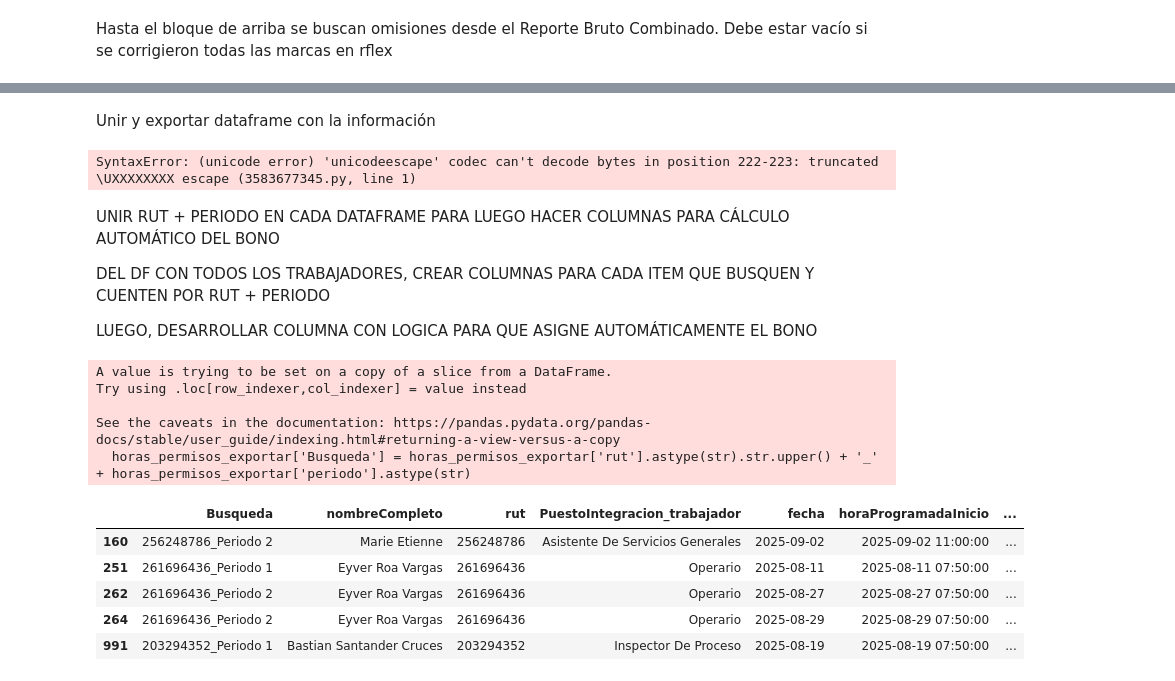
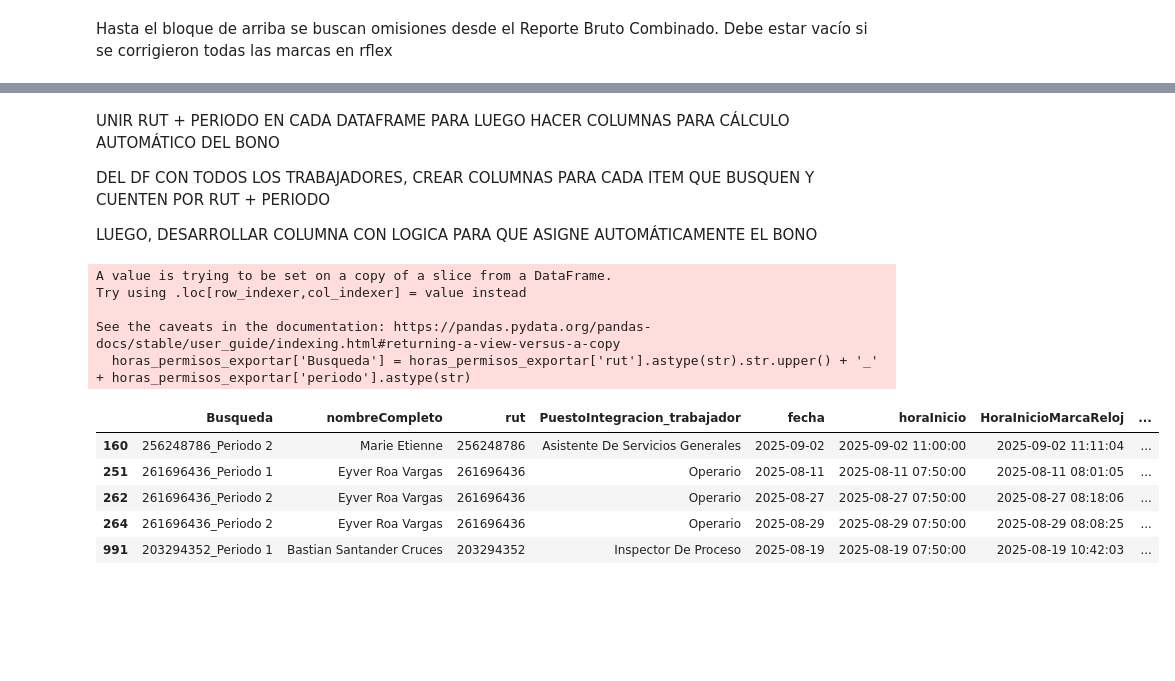
Before and after one commit to bgacitua/contenedor_cramer, a Jupyter notebook: Scripts de Python/Script Bono Asistencia/script_bono_asistencia_v3_final.ipynb, the cells around one changed output, grey strips where cells are left out. Cells and saved outputs as stored; diff of their text form; code cells hidden in the pictures; blank space fills up the shorter version.

```diff
--- a/Scripts de Python/Script Bono Asistencia/script_bono_asistencia_v3_final.ipynb
+++ b/Scripts de Python/Script Bono Asistencia/script_bono_asistencia_v3_final.ipynb
@@ -576,9 +606,11 @@ Hasta el bloque de arriba se buscan omisiones desde el Reporte Bruto Combinado.
 #Procesar atrasos desde reporte bruto combinado de rflex
 import pandas as pd
 columnas_necesarias = ['nombreTipoAusencia' ,'fecha', 'horaInicio', 'horaProgramadaInicio', 'HoraInicioMarcaReloj', 'horaTermino', 'horaProgramadaTermino', 'HoraTerminoMarcaReloj', 'rut', 'nombre', 'apellidoPaterno', 'apellidoMaterno', 'Centrocosto_trabajador', 'PuestoIntegracion_trabajador', 'nombreMotivoPago']
-df_atrasos_calculo = pd.read_excel(r"C:\Users\bgacitua\Desktop\Repositorio_GitHub\Scripts de Python\Script Bono Asistencia\Archivos de trabajo\2025-09-10 16_49_37-957343165-reporte_turnos_bruto_combinado.xlsx")
+df_atrasos_calculo = pd.read_excel(r"C:\Users\bgacitua\Desktop\Repositorio_GitHub\Scripts de Python\Script Bono Asistencia\Archivos de trabajo\2025-09-11 12_03_10-1129404325-reporte_turnos_bruto_combinado.xlsx")
 
 df_atrasos_calculo = df_atrasos_calculo[columnas_necesarias]
+df_atrasos_calculo['horaInicio'] = df_atrasos_calculo['fecha'].astype(str).str.cat(df_atrasos_calculo['horaInicio'].astype(str), sep=' ')
+
 display(df_atrasos_calculo.head())
 # %% [output]
 |  | nombreTipoAusencia | fecha | horaInicio | horaProgramadaInicio | HoraInicioMarcaReloj | horaTermino | ... |
@@ -590,12 +622,12 @@ display(df_atrasos_calculo.head())
 # %%
 # Convertir las columnas a formato datetime, ignorando errores y valores vacíos
-df_atrasos_calculo['horaProgramadaInicio'] = pd.to_datetime(df_atrasos_calculo['horaProgramadaInicio'], errors='coerce')
+df_atrasos_calculo['horaInicio'] = pd.to_datetime(df_atrasos_calculo['horaInicio'], errors='coerce')
 df_atrasos_calculo['HoraInicioMarcaReloj'] = pd.to_datetime(df_atrasos_calculo['HoraInicioMarcaReloj'], errors='coerce')
-df_atrasos_calculo['horaProgramadaTermino'] = pd.to_datetime(df_atrasos_calculo['horaProgramadaTermino'], errors='coerce')
+df_atrasos_calculo['horaTermino'] = pd.to_datetime(df_atrasos_calculo['horaTermino'], errors='coerce')
 df_atrasos_calculo['HoraTerminoMarcaReloj'] = pd.to_datetime(df_atrasos_calculo['HoraTerminoMarcaReloj'], errors='coerce')
 
-# Calcular la diferencia de tiempo para cada fila
-df_atrasos_calculo['Diferencia'] = df_atrasos_calculo['horaProgramadaInicio'] - df_atrasos_calculo['HoraInicioMarcaReloj']
+# Calcular la diferencia de tiempo para cada fila (en formato datetime)
+df_atrasos_calculo['Diferencia'] = df_atrasos_calculo['horaInicio'] - df_atrasos_calculo['HoraInicioMarcaReloj']
 
 # Extraer los minutos y segundos de la columna 'Diferencia'
 df_atrasos_calculo['minutos_antes'] = df_atrasos_calculo['Diferencia'].dt.total_seconds() / 60
@@ -609,9 +650,10 @@ df_atrasos_calculo = df_atrasos_calculo[df_atrasos_calculo['PuestoIntegracion_tr
 print(f"Filas originales: {df_atrasos_calculo.shape[0]}")
 print(f"Filas después del filtro: {df_atrasos_calculo.shape[0]}")
 
-horas_filtradas = df_atrasos_calculo[['nombreCompleto', 'rut', 'PuestoIntegracion_trabajador', 'fecha', 'horaProgramadaInicio', 'HoraInicioMarcaReloj', 'minutos_antes', 'nombreTipoAusencia']]
+columnas_finales = ['nombreCompleto', 'rut', 'PuestoIntegracion_trabajador', 'Centrocosto_trabajador', 'fecha', 'horaInicio', 'HoraInicioMarcaReloj', 'minutos_antes', 'segundos_antes', 'nombreTipoAusencia']
+df_atrasos_calculo_filtrado = df_atrasos_calculo[columnas_finales]
 permisos_aux = [' ']
-horas_permisos_filtrados = horas_filtradas[horas_filtradas['nombreTipoAusencia'].isin(permisos_aux)]
+horas_permisos_filtrados = df_atrasos_calculo_filtrado[df_atrasos_calculo_filtrado['nombreTipoAusencia'].isin(permisos_aux)]
 
 horas_permisos_exportar = horas_permisos_filtrados[horas_permisos_filtrados['minutos_antes'] < -10]
 
@@ -623,7 +665,7 @@ horas_permisos_exportar['periodo'] = horas_permisos_exportar['fecha'].apply(
     )
 )
 
-agrupado_permisos_exportar = horas_permisos_exportar.groupby(['nombreCompleto', 'rut', 'PuestoIntegracion_trabajador','periodo']).agg({
+agrupado_permisos_exportar = horas_permisos_exportar.groupby(['nombreCompleto', 'rut', 'PuestoIntegracion_trabajador','periodo', 'Centrocosto_trabajador']).agg({
     'minutos_antes': 'count',
     'fecha': ['min', 'max']
 }).reset_index()
@@ -664,35 +705,0 @@ See the caveats in the documentation: https://pandas.pydata.org/pandas-docs/stab
-# %% [markdown]
-Unir y exportar dataframe con la información
-# %%
-'''
-
-import os
-from datetime import datetime
-
-# Usar la fecha actual o una fecha específica
-fecha_actual = datetime.now()
-
-nombre_carpeta = f"Reporte Bono Asistencia {fecha_actual.strftime('%Y-%B')}"
-ruta_base = r"C:\Users\bgacitua\Desktop\Repositorio_GitHub\Scripts de Python"
-ruta_carpeta = os.path.join(ruta_base, nombre_carpeta)
-
-# Crear la carpeta si no existe
-os.makedirs(ruta_carpeta, exist_ok=True)
-
-# Guardar un DataFrame en esa carpeta
-ruta_archivo = ruta_archivo = os.path.join(
-    ruta_carpeta,
-    f"Reporte_Final_Bono_Asistencia_{fecha_actual.strftime('%B')}.xlsx"
-)
-
-with pd.ExcelWriter(ruta_archivo) as writer:
-    df_resultado.to_excel(writer, sheet_name='Personal BD - BUK')
-    resumen_incidencias.to_excel(writer, sheet_name='Incidencias BD - BUK')
-    resumen_atrasos_filtrado_permisos.to_excel(writer, sheet_name='Permisos Rflex')
-    resumen_olvido_marcas.to_excel(writer, sheet_name='Olvido marcas Rflex')
-    agrupado_permisos_exportar.to_excel(writer, sheet_name='Atrasos >10 min Rflex')
-    horas_permisos_exportar.to_excel(writer, sheet_name='Detalle Atrasos >10 min Rflex')
-
-'''
-# %% [output]
-SyntaxError: (unicode error) 'unicodeescape' codec can't decode bytes in position 222-223: truncated \UXXXXXXXX escape (3583677345.py, line 1)
@@ -757,23 +726,23 @@ df_marcas_filtrado = df_marcas_filtrado.rename(columns={'Rut': 'rut'})
 # %%
 #Concatenar rut + columna de periodo para hacer merge único
 horas_permisos_exportar['Busqueda'] = horas_permisos_exportar['rut'].astype(str).str.upper() + '_' + horas_permisos_exportar['periodo'].astype(str)
 columnas_ordenadas_horas_exportar = ['Busqueda', 'nombreCompleto', 'rut', 'PuestoIntegracion_trabajador', 'fecha',
-                                    'horaProgramadaInicio', 'HoraInicioMarcaReloj', 'minutos_antes',
+                                    'horaInicio', 'HoraInicioMarcaReloj', 'minutos_antes',
                                     'nombreTipoAusencia', 'periodo']
 horas_permisos_exportar = horas_permisos_exportar[columnas_ordenadas_horas_exportar]
 horas_permisos_exportar = horas_permisos_exportar[horas_permisos_exportar['minutos_antes'] < -10]
 
 display(horas_permisos_exportar.head())
 # %% [output]
 A value is trying to be set on a copy of a slice from a DataFrame.
 Try using .loc[row_indexer,col_indexer] = value instead
 
 See the caveats in the documentation: https://pandas.pydata.org/pandas-docs/stable/user_guide/indexing.html#returning-a-view-versus-a-copy
   horas_permisos_exportar['Busqueda'] = horas_permisos_exportar['rut'].astype(str).str.upper() + '_' + horas_permisos_exportar['periodo'].astype(str)
-|  | Busqueda | nombreCompleto | rut | PuestoIntegracion_trabajador | fecha | horaProgramadaInicio | ... |
-| 160 | 256248786_Periodo 2 | Marie Etienne | 256248786 | Asistente De Servicios Generales | 2025-09-02 | 2025-09-02 11:00:00 | ... |
-| 251 | 261696436_Periodo 1 | Eyver Roa Vargas | 261696436 | Operario | 2025-08-11 | 2025-08-11 07:50:00 | ... |
-| 262 | 261696436_Periodo 2 | Eyver Roa Vargas | 261696436 | Operario | 2025-08-27 | 2025-08-27 07:50:00 | ... |
-| 264 | 261696436_Periodo 2 | Eyver Roa Vargas | 261696436 | Operario | 2025-08-29 | 2025-08-29 07:50:00 | ... |
-| 991 | 203294352_Periodo 1 | Bastian Santander Cruces | 203294352 | Inspector De Proceso | 2025-08-19 | 2025-08-19 07:50:00 | ... |
+|  | Busqueda | nombreCompleto | rut | PuestoIntegracion_trabajador | fecha | horaInicio | HoraInicioMarcaReloj | ... |
+| 160 | 256248786_Periodo 2 | Marie Etienne | 256248786 | Asistente De Servicios Generales | 2025-09-02 | 2025-09-02 11:00:00 | 2025-09-02 11:11:04 | ... |
+| 251 | 261696436_Periodo 1 | Eyver Roa Vargas | 261696436 | Operario | 2025-08-11 | 2025-08-11 07:50:00 | 2025-08-11 08:01:05 | ... |
+| 262 | 261696436_Periodo 2 | Eyver Roa Vargas | 261696436 | Operario | 2025-08-27 | 2025-08-27 07:50:00 | 2025-08-27 08:18:06 | ... |
+| 264 | 261696436_Periodo 2 | Eyver Roa Vargas | 261696436 | Operario | 2025-08-29 | 2025-08-29 07:50:00 | 2025-08-29 08:08:25 | ... |
+| 991 | 203294352_Periodo 1 | Bastian Santander Cruces | 203294352 | Inspector De Proceso | 2025-08-19 | 2025-08-19 07:50:00 | 2025-08-19 10:42:03 | ... |
 # %%
```
Also changed, not shown: parts of 24 cells of this notebook, 7 other files.
